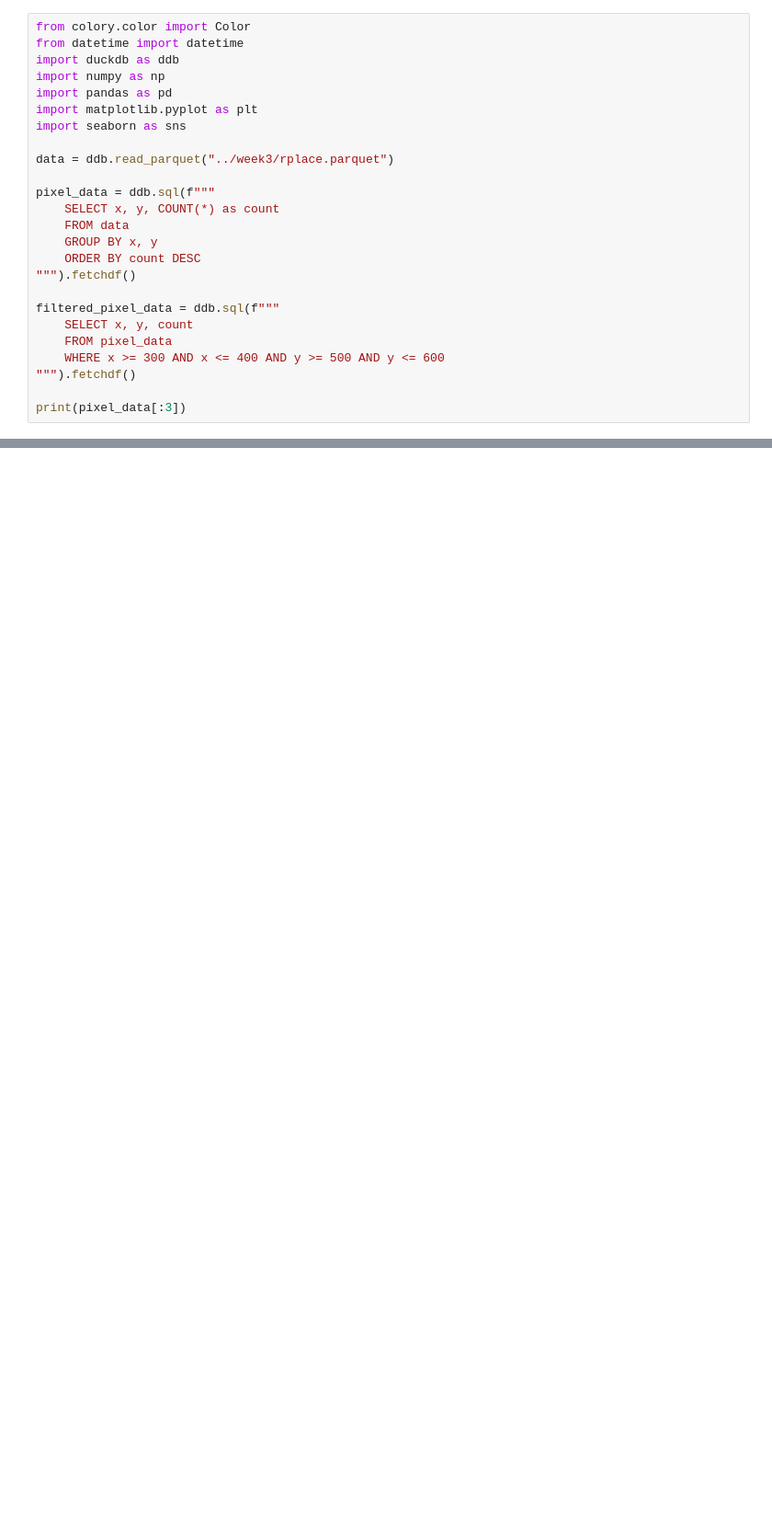
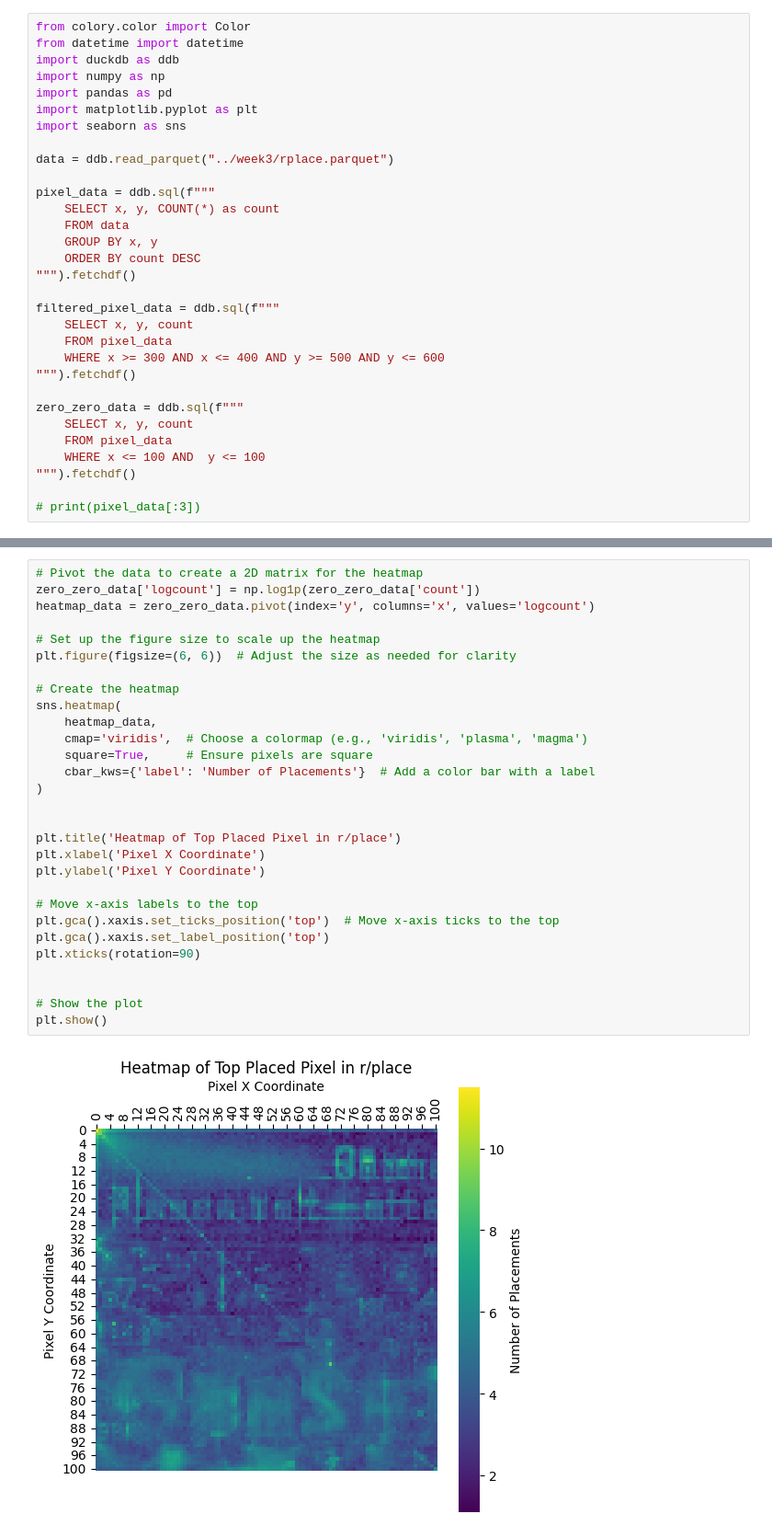
Before and after one commit to eswenke/analysis, a Jupyter notebook: week4/most_placed.ipynb, the cells around one changed output, grey strips where cells are left out. Shown at 92% size. Saved outputs shown, nothing was run; the diff lists cells and outputs as text; blank space fills up the shorter version.

Commit message:
unique users for each pixel done

```diff
--- a/week4/most_placed.ipynb
+++ b/week4/most_placed.ipynb
@@ -22,4 +22,10 @@ filtered_pixel_data = ddb.sql(f"""
     WHERE x >= 300 AND x <= 400 AND y >= 500 AND y <= 600
 """).fetchdf()
 
-print(pixel_data[:3])
+zero_zero_data = ddb.sql(f"""
+    SELECT x, y, count
+    FROM pixel_data
+    WHERE x <= 100 AND  y <= 100
+""").fetchdf()
+
+# print(pixel_data[:3])
@@ -145,0 +121,31 @@ plt.show()
+# %%
+# Pivot the data to create a 2D matrix for the heatmap
+zero_zero_data['logcount'] = np.log1p(zero_zero_data['count'])
+heatmap_data = zero_zero_data.pivot(index='y', columns='x', values='logcount')
+
+# Set up the figure size to scale up the heatmap
+plt.figure(figsize=(6, 6))  # Adjust the size as needed for clarity
+
+# Create the heatmap
+sns.heatmap(
+    heatmap_data,
+    cmap='viridis',  # Choose a colormap (e.g., 'viridis', 'plasma', 'magma')
+    square=True,     # Ensure pixels are square
+    cbar_kws={'label': 'Number of Placements'}  # Add a color bar with a label
+)
+
+
+plt.title('Heatmap of Top Placed Pixel in r/place')
+plt.xlabel('Pixel X Coordinate')
+plt.ylabel('Pixel Y Coordinate')
+
+# Move x-axis labels to the top
+plt.gca().xaxis.set_ticks_position('top')  # Move x-axis ticks to the top
+plt.gca().xaxis.set_label_position('top')
+plt.xticks(rotation=90)
+
+
+# Show the plot
+plt.show()
+# %% [output]
+[figure, added]
```
Also changed, not shown: parts of 13 cells of this notebook.
